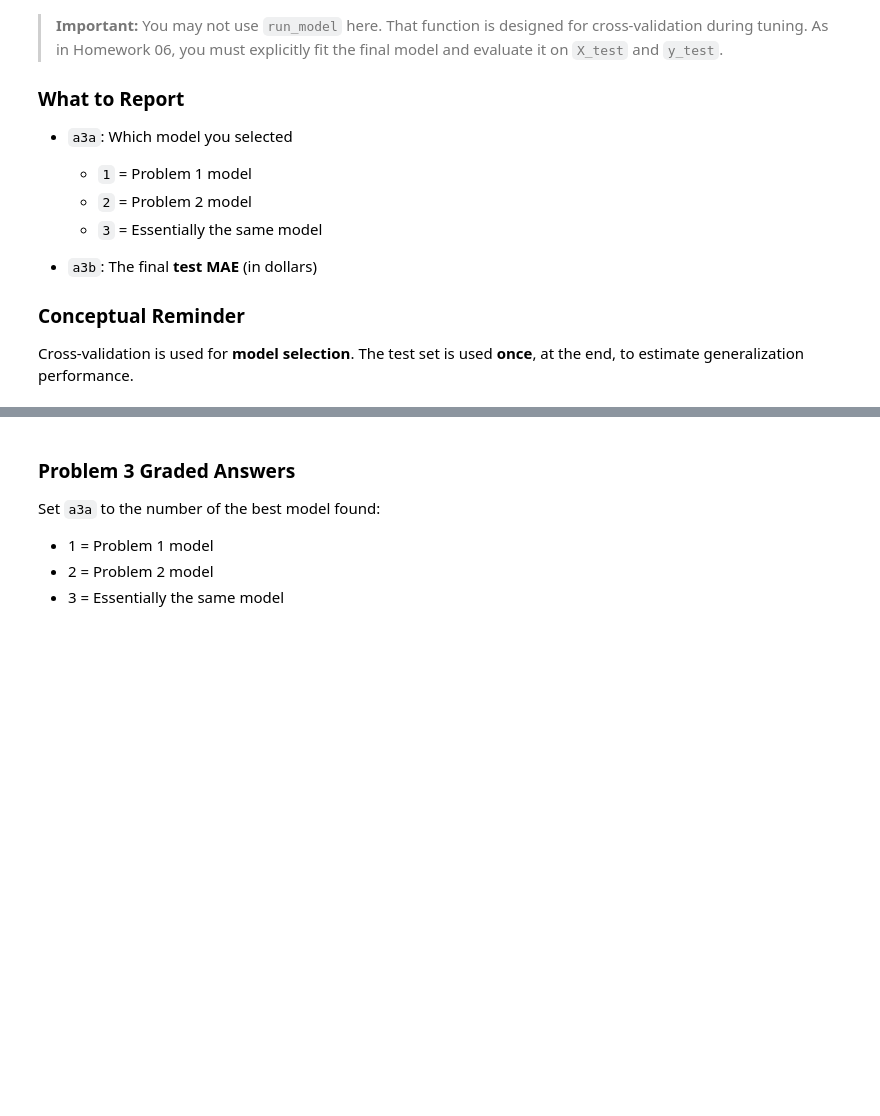
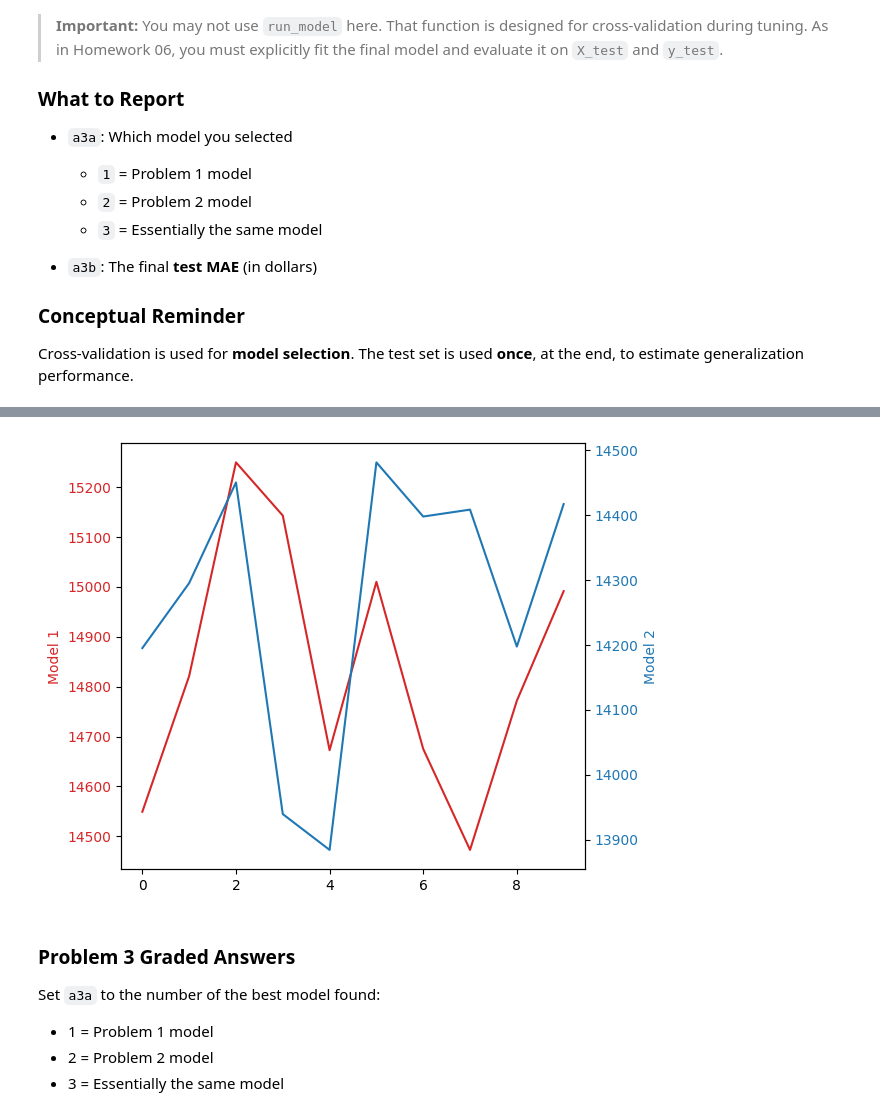
Before and after one commit to andre-bu-gitdev/ML_Fundamentals_dx603, a Jupyter notebook: Homework_07.ipynb, the cells around one changed output, grey strips where cells are left out. Saved outputs shown, nothing was run; the diff lists cells and outputs as text; code cells hidden in the pictures; blank space fills up the shorter version.

```diff
--- a/Homework_07.ipynb
+++ b/Homework_07.ipynb
@@ -755,3 +813,24 @@ The test set is used **once**, at the end, to estimate generalization performanc
+# %%
+fig, ax1 = plt.subplots()
+
+x = range(10)
+
+color = 'tab:red'
+ax1.set_ylabel('Model 1', color=color)
+ax1.plot(x, MAE1, color=color)
+ax1.tick_params(axis='y', labelcolor=color)
+
+ax2 = ax1.twinx()
+
+color = 'tab:blue'
+ax2.set_ylabel('Model 2', color=color)
+ax2.plot(x, MAE2, color=color)
+ax2.tick_params(axis='y', labelcolor=color)
+
+fig.tight_layout()
+plt.show()
+# %% [output]
+[figure, added]
 # %% [markdown]
 ### Problem 3 Graded Answers
 
```
Also changed, not shown: parts of 4 cells of this notebook.
